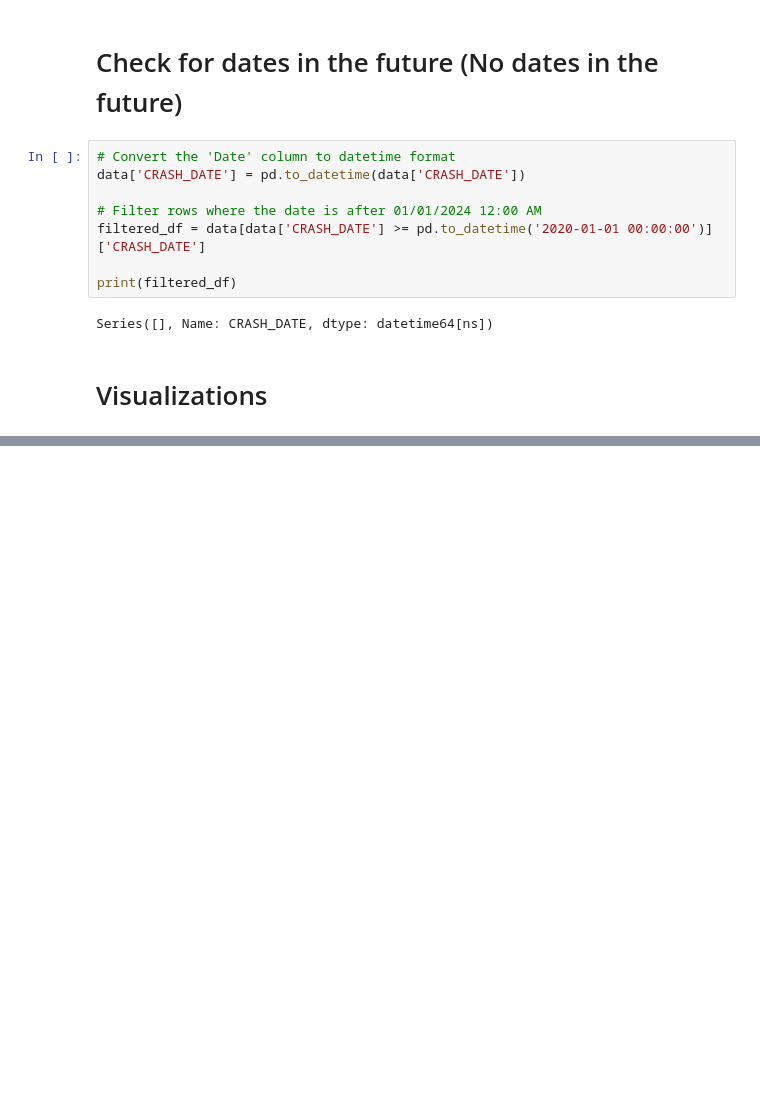
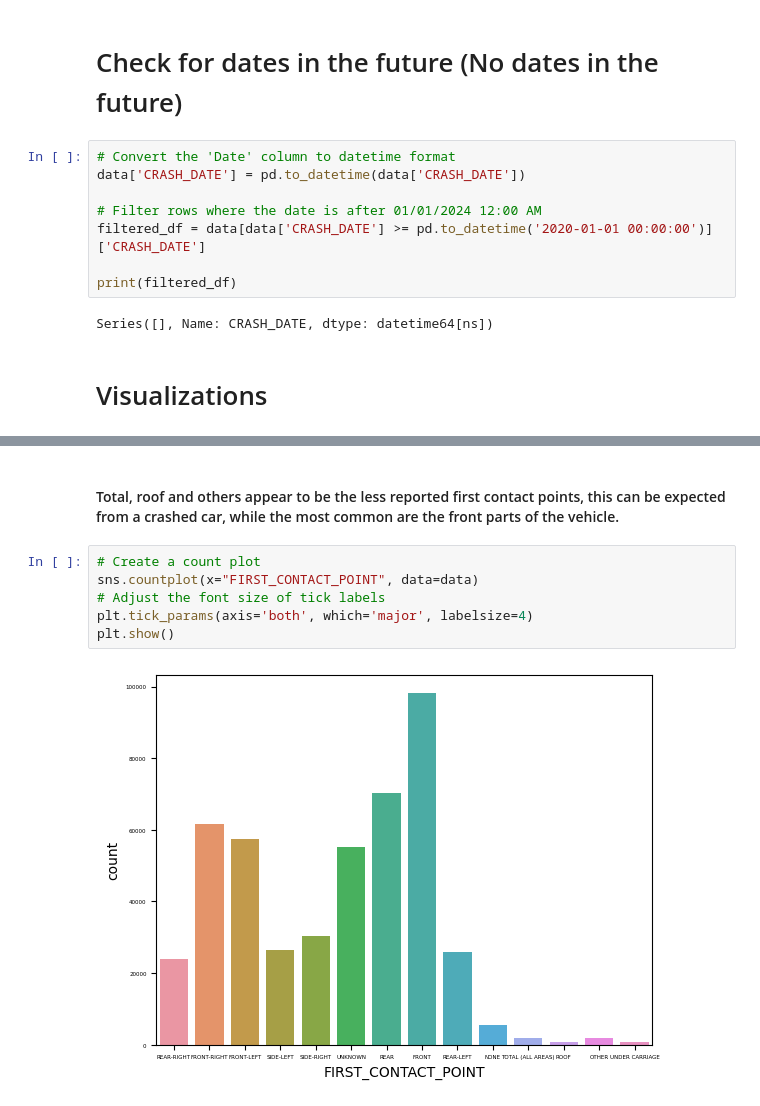
Before and after one commit to SaraHoxha/lds-dw-modelling, a Jupyter notebook: Data Understanding/exploration_vehicles.ipynb, the cells around one changed output, grey strips where cells are left out. Saved outputs shown, nothing was run; the diff lists cells and outputs as text; blank space fills up the shorter version.

```diff
--- a/Data Understanding/exploration_vehicles.ipynb
+++ b/Data Understanding/exploration_vehicles.ipynb
@@ -199,0 +220,10 @@ todo
+# %% [markdown]
+#### Total, roof and others appear to be the less reported first contact points, this can be expected from a crashed car, while the most common are the front parts of the vehicle.
+# %%
+# Create a count plot
+sns.countplot(x="FIRST_CONTACT_POINT", data=data)
+# Adjust the font size of tick labels
+plt.tick_params(axis='both', which='major', labelsize=4)
+plt.show()
+# %% [output]
+[figure, added]
```
Also changed, not shown: parts of 6 cells of this notebook, 3 other files.
